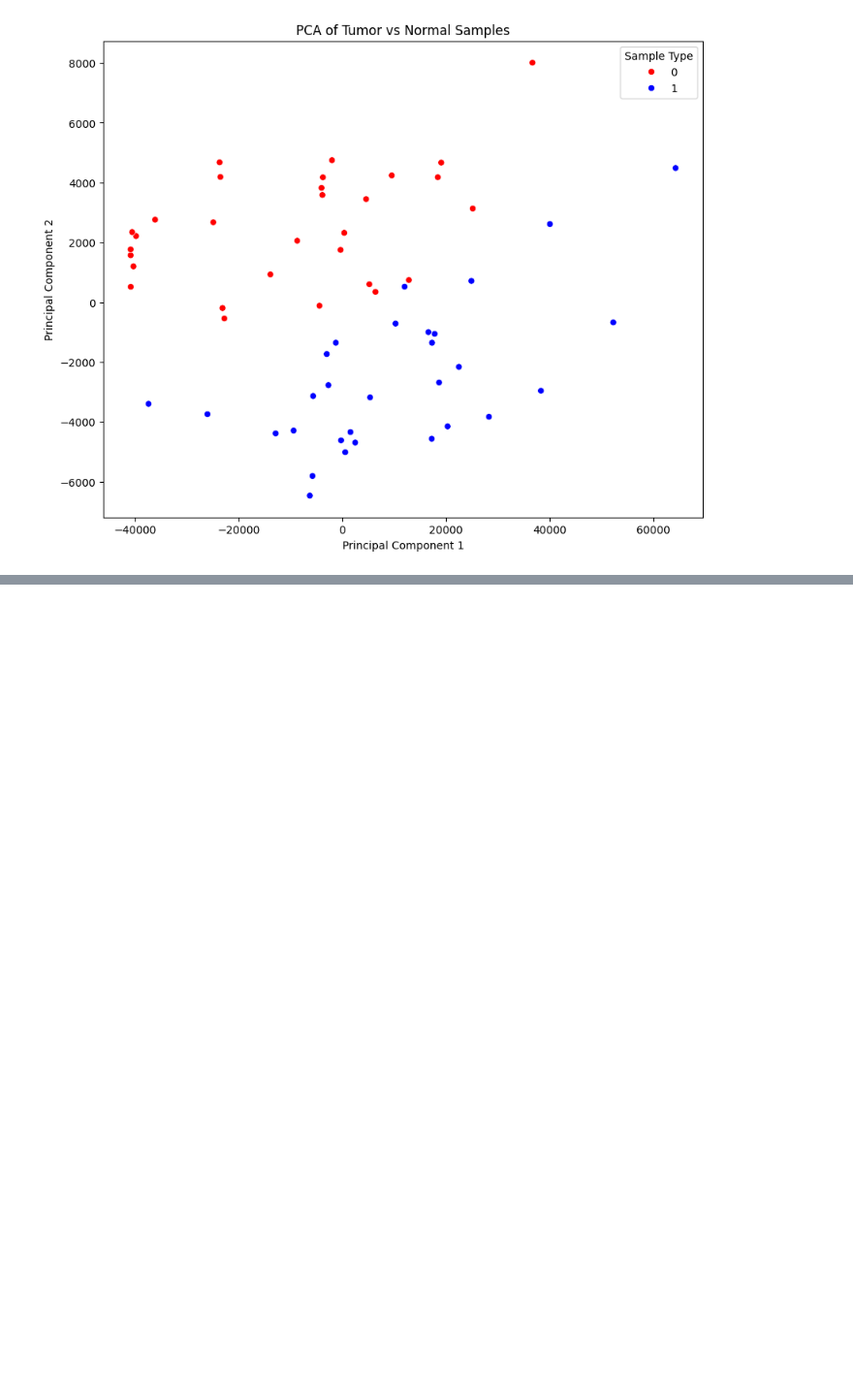
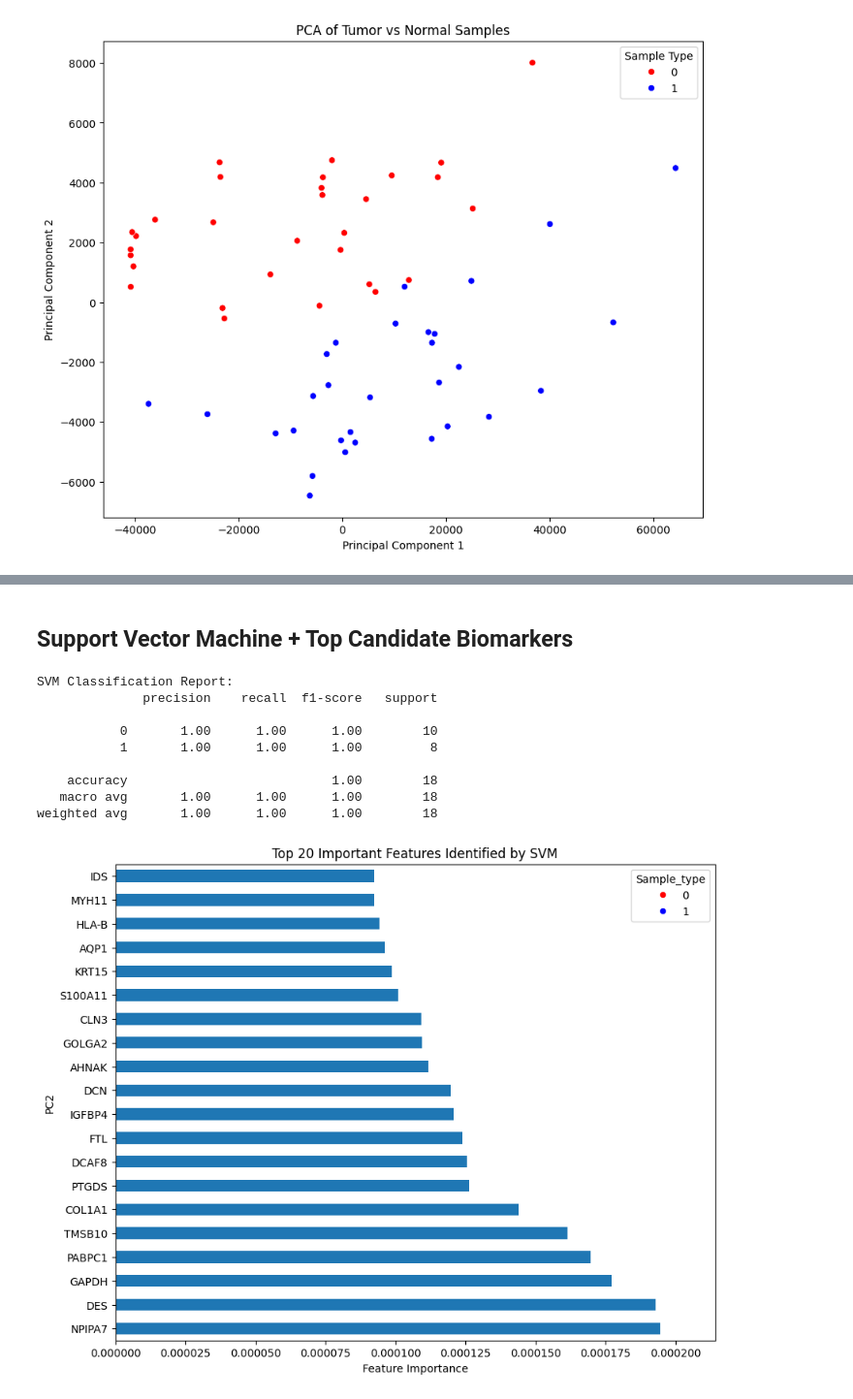
Before and after one commit to giordanoscerra/breast-cancer-classification, a Jupyter notebook: main.ipynb, the cells around one changed output, grey strips where cells are left out. Shown at 97% size. Saved outputs shown, nothing was run; the diff lists cells and outputs as text; code cells hidden in the pictures; blank space fills up the shorter version.

```diff
--- a/main.ipynb
+++ b/main.ipynb
@@ -71,0 +83,5 @@ Merged data saved to merged_GSE183947.csv. Shape: (60, 20248)
+# %%
+p_values_threshold = 0.01
+features_kind = "significant_genes"
+n_estimators = 100
+kernel= "linear"
@@ -97,8 +115,6 @@ for gene in merged_data.columns[2:]:  # Iterate over gene columns (exclude metad
     t_stat, p_val, _ = sm.stats.ttest_ind(tumor_values, normal_values) # Perform two-sample t-test
     p_values.append(p_val) # Collect p-values
 
-print(p_values[:5]) # Print the first few p-values for inspection
-
 # Adjust p-values for multiple testing using Benjamini-Hochberg method
 # Filter out invalid values (NaNs or infinite p-values) before adjustment
 p_values = np.array(p_values)  # Convert list to numpy array for numerical operations
@@ -111,7 +127,7 @@ _, p_adj, _, _ = sm.stats.multipletests(p_values, method='fdr_bh')  # Adjust p-v
 # Biomarker Discovery
 # Select genes with significant adjusted p-values (threshold: < 0.01)
 genes_tested = merged_data.columns[2:][finite_mask]  # Ensure only genes corresponding to valid p-values are considered
-significant_genes = genes_tested[p_adj < 0.01]  # Select genes with adjusted p-value < 0.01
+significant_genes = genes_tested[p_adj < p_values_threshold]  # Select genes with adjusted p-value < 0.01
 
 # Use the rest of the features (excluding significant_genes) for classification
 non_significant_genes = genes_tested[~genes_tested.isin(significant_genes)]
@@ -126,5 +143,8 @@ Normal samples: 30
 # %%
-mask = significant_genes # INTERACTIVE: Change this to 'significant_genes' to use only significant genes
+if features_kind == 'significant_genes':
+    mask = significant_genes
+else:
+    mask = non_significant_genes
 # Use non-significant genes as features
 X = merged_data[mask].astype(float)  # Extract non-significant genes' expression levels as feature matrix
 
@@ -144,6 +166,6 @@ Significant genes percentage: 13.64%
 # %%
 # Train a Random Forest Classifier
-clf = RandomForestClassifier(n_estimators=100, random_state=42) # Initialize the model with 100 trees
+clf = RandomForestClassifier(n_estimators=n_estimators, random_state=42) # Initialize the model with 100 trees
 clf.fit(X_train, y_train) # Train the model using the training data
 
 # Predict and evaluate the model
@@ -231,0 +214,38 @@ weighted avg       1.00      1.00      1.00        18
+# %% [markdown]
+## Support Vector Machine + Top Candidate Biomarkers
+# %%
+from sklearn.svm import SVC
+# Train a Support Vector Machine (SVM) classifier
+svm_clf = SVC(kernel=kernel, random_state=42)
+svm_clf.fit(X_train, y_train)
+
+# Predict and evaluate the SVM model
+y_pred_svm = svm_clf.predict(X_test)
+print("SVM Classification Report:")
+print(classification_report(y_test, y_pred_svm))
+
+# Plot SVM decision boundary using PCA components
+plt.figure(figsize=(10, 8))
+sns.scatterplot(x='PC1', y='PC2', hue='Sample_type', data=pca_df, palette=['red', 'blue'])
+
+# Find the most important features for the discriminative task
+svm_coef = np.abs(svm_clf.coef_).flatten()  # Get the absolute values of the SVM coefficients
+important_features = pd.Series(svm_coef, index=mask).nlargest(20)  # Get the top 20 important features
+
+# Plot the top 20 important features without scaling
+important_features.plot(kind='barh')
+plt.title("Top 20 Important Features Identified by SVM")
+plt.xlabel("Feature Importance")
+plt.xlim(0, important_features.max() * 1.1)  # Adjust the x-axis limits based on the feature importance limits
+plt.show()
+# %% [output]
+SVM Classification Report:
+              precision    recall  f1-score   support
+
+           0       1.00      1.00      1.00        10
+           1       1.00      1.00      1.00         8
+
+    accuracy                           1.00        18
+   macro avg       1.00      1.00      1.00        18
+weighted avg       1.00      1.00      1.00        18
+[figure, added]
```
Also changed, not shown: parts of 12 cells of this notebook, 1 other file.
